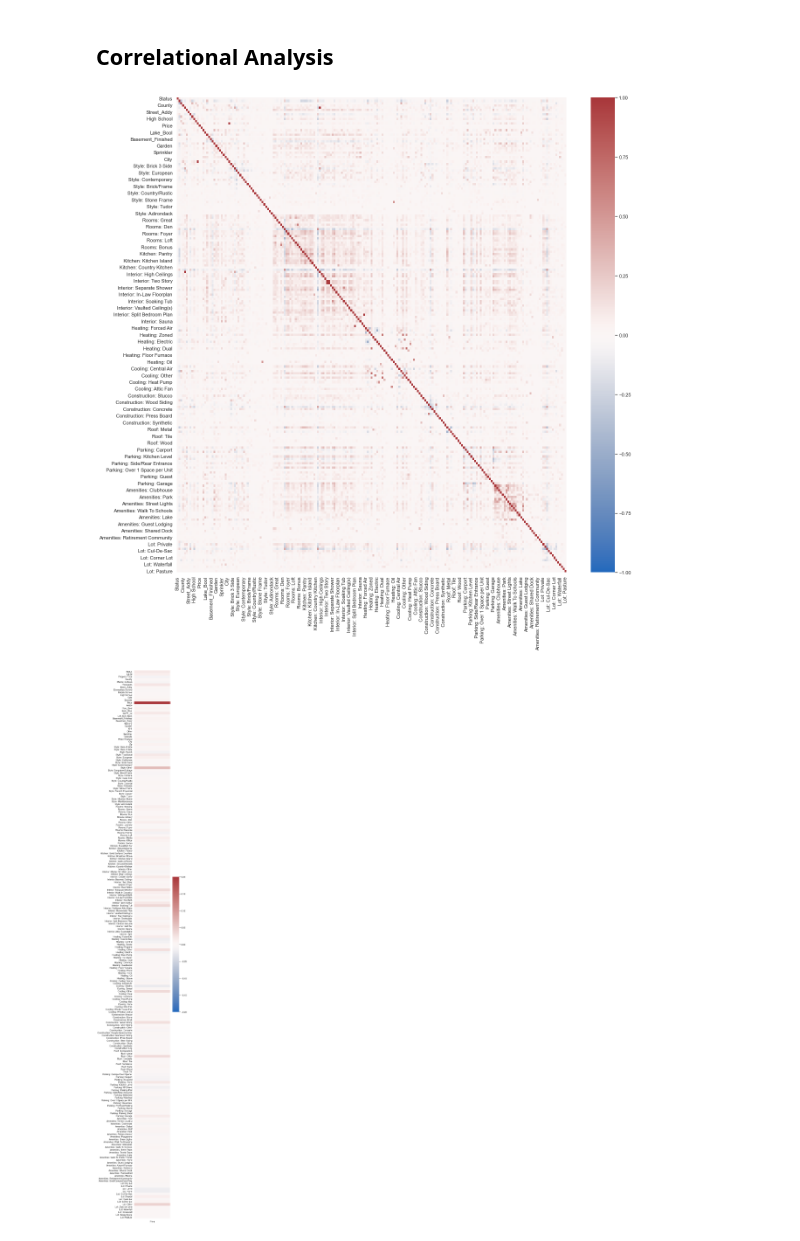
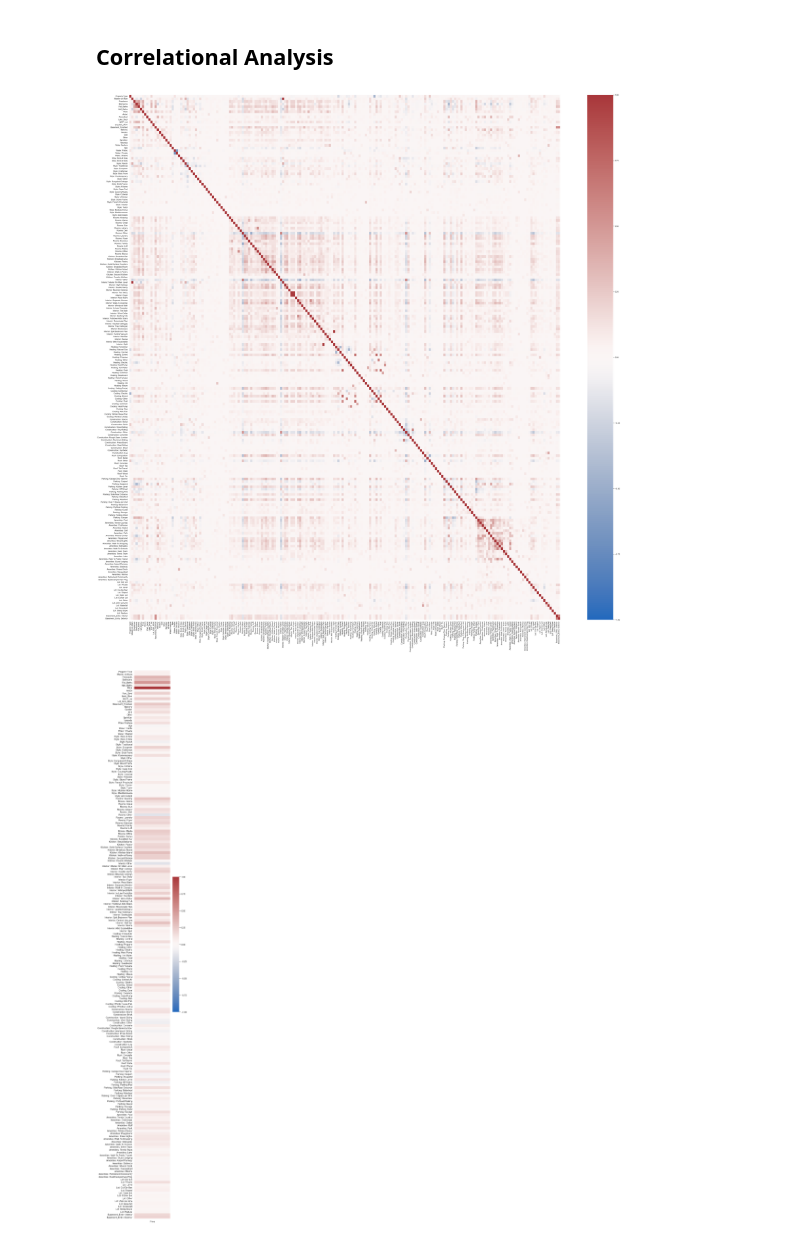
Before and after one commit to thearyanmittal/atl-home-rentals, a Jupyter notebook: analysis/exploration.ipynb, the cells around one changed output. Cells and saved outputs as stored; diff of their text form; code cells hidden in the pictures.

Commit message:
changed categorical encoding, replaced zipcode column with income stats

```diff
--- a/analysis/exploration.ipynb
+++ b/analysis/exploration.ipynb
@@ -93 +148,6 @@ def check_complete(col, keywords): # for manual extraction, check if all keyword
+# %%
+# drop all columns from dataframe that are clearly inconsequential or covered by other columns
+to_drop = ['MLS#', 'Status', 'County', 'Street_Addy', 'Description', 'Elementary School', 'Middle School', 'High School', 'Date',
+'City', 'State', 'Zip', 'Latitude', 'Longitude', 'Result_Addy', 'Year Built', 'Zipcode']
+rdf.drop(to_drop, axis=1, inplace=True)
 # %%
@@ -167,7 +239,7 @@ types['Lot'] = lot_types
 # %%
 # replace those columns with new binary ones based on keywords (one-hot encoding)
-def add_one_hots(type_dict):
-    edf = df.drop('State', axis=1).copy(deep=True) # new, expanded dataframe
+def add_one_hots(type_dict, df):
+    edf = df.copy(deep=True) # new, expanded dataframe
     for og_col in type_dict.keys():
         for col in type_dict[og_col]:
             # print(col) # for debugging
@@ -178,7 +250,6 @@ def add_one_hots(type_dict):
                 row_str = str(row[og_col])
                 if col in row_str:
                     code = 1
-                    row_str = row_str.replace(col, '')
                 else:
                     code = 0
                 col_values.append(code)
@@ -186,36 +257,34 @@ def add_one_hots(type_dict):
         edf = edf.drop(og_col, axis=1)
     return edf
 
-edf = add_one_hots(types)
+edf = add_one_hots(types, rdf)
-# %%
-# convert all columns into numerical values
-# export categorical key to text file (which number corresponds to which value)
-def to_nums(col):
-    if type(col[3]) == str: # first full row
-        unique_vals = set([u for u in col if u != '-'])
-        key = {'-': pd.NA}
-        with open(f'column-keys/{col.name}.txt', 'w') as file:
-            for (i,v) in enumerate(unique_vals):
-                file.write(f'{i} {v} \n')
-                key[v] = i
-        return pd.Series([key[v] for v in col])
-    else:
-        return col
-
-ndf = edf.fillna('-').drop('Description', axis=1).apply(to_nums) # numerical dataframe
+# %%
+# convert Master on Main (0-No, 1-Yes) and Property Type (0-Residential Lease, 1-Rental) into binary numerical values
+# convert Basement_Finished into nominal value (higher number -> more finished, unknown = none or crawl, partial finished = unfinished)
+def to_nums(col):
+    if col.name in ('Master on Main', 'Property Type'):
+        return pd.Series([1 if v in ('Yes', 'Rental') else 0 for v in col])
+    elif col.name == 'Basement_Finished':
+        return pd.Series([0 if v in ('Unknown', 'None or Crawl') else 0.5 if v in ('Partial Finished', 'Unfinished') else 1 for v in col])
+    else:
+        return col
+
+ndf = edf.apply(to_nums) # numerical dataframe
 # %% [markdown]
 ## Correlational Analysis
 # %%
 # correlation heatmap for all columns
 corr = ndf.corr()
-fig2 = plt.figure(figsize=(20,20))
+fig1 = plt.figure(figsize=(55,55))
 heatmap = sns.heatmap(corr, vmin=-1, vmax=1, cmap='vlag')
+plt.savefig('correlation.png')
 # %% [output]
-[figure, old version]
+[figure, new version]
 # %%
 # correlation heatmap with focus on price
 price_corr = pd.DataFrame(corr.loc['Price'])
-fig3 = plt.figure(figsize=(4, 50))
-price_heatmap = sns.heatmap(price_corr, vmin=-0.2, vmax=0.2, cmap='vlag')
+fig2 = plt.figure(figsize=(4, 50))
+price_heatmap = sns.heatmap(price_corr, vmin=-1, vmax=1, cmap='vlag')
+plt.savefig('price_correlation.png')
 # %% [output]
-[figure, old version]
+[figure, new version]
```
Also changed, not shown: parts of 13 cells of this notebook, 20 other files.
